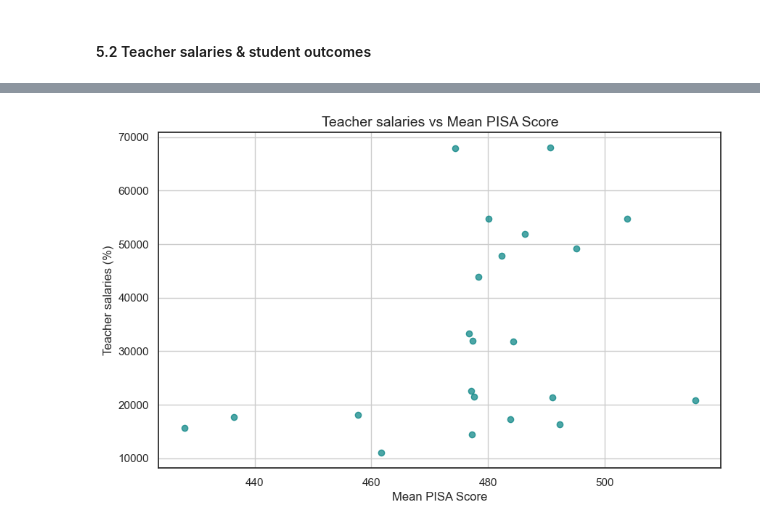
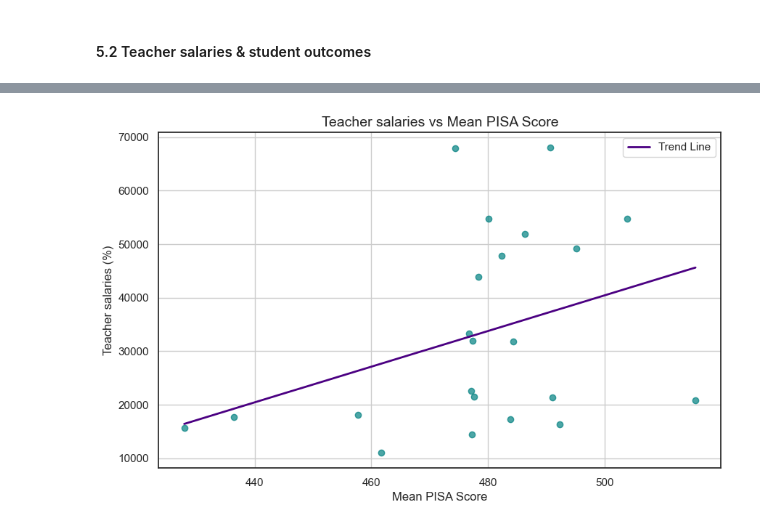
Before and after one commit to BeejalP/teachersalaries, a Jupyter notebook: my_project.ipynb, the cells around one changed output, grey strips where cells are left out. Cells and saved outputs as stored; diff of their text form; code cells hidden in the pictures.

```diff
--- a/my_project.ipynb
+++ b/my_project.ipynb
@@ -710,4 +710,4 @@ salaries_and_pisa = salaries_gap.merge(
 # %%
-salaries_and_pisa['mean_score'] = salaries_and_pisa[['Mathematics', 'Reading', 'Science']].mean(axis=1)
-salaries_and_pisa['mean_score'] = salaries_and_pisa['mean_score'].astype(float)
-salaries_and_pisa['mean_score'] = salaries_and_pisa['mean_score'].round(2)
+pisa_mean_scores['mean_score'] = pisa_mean_scores[['Mathematics', 'Reading', 'Science']].mean(axis=1)
+pisa_mean_scores['mean_score'] = pisa_mean_scores['mean_score'].astype(float)
+pisa_mean_scores['mean_score'] = pisa_mean_scores['mean_score'].round(2)
@@ -2240,16 +2371,27 @@ salaries_and_pisa
 # %%
 # Create the scatter plot
 plt.figure(figsize=(10, 6))
 plt.scatter(salaries_and_pisa['mean_score'], salaries_and_pisa['Annual_Salary_2022'],
             c='teal', alpha=0.7)
+
+# Fit a line (1st-degree polynomial, i.e., linear regression)
+slope, intercept = np.polyfit(salaries_and_pisa['mean_score'], salaries_and_pisa['Annual_Salary_2022'], 1)
+# Create a range of x values for the trend line
+x_vals = np.linspace(min(salaries_and_pisa['mean_score']), max(salaries_and_pisa['mean_score']), 100)
+# Compute the corresponding y values using the line equation
+y_vals = slope * x_vals + intercept
+
+# Plot the trend line
+plt.plot(x_vals, y_vals, color='indigo', label='Trend Line', linewidth=2)
 
 # Adding labels and title
 plt.title('Teacher salaries vs Mean PISA Score', fontsize=14)
 plt.xlabel('Mean PISA Score', fontsize=12)
 plt.ylabel('Teacher salaries (%)', fontsize=12)
 
 # Display the plot
 plt.grid(True)
+plt.legend()
 plt.show()
 # %% [output]
-[figure, old version]
+[figure, new version]
```
Also changed, not shown: parts of 13 cells of this notebook, 27 other files.
